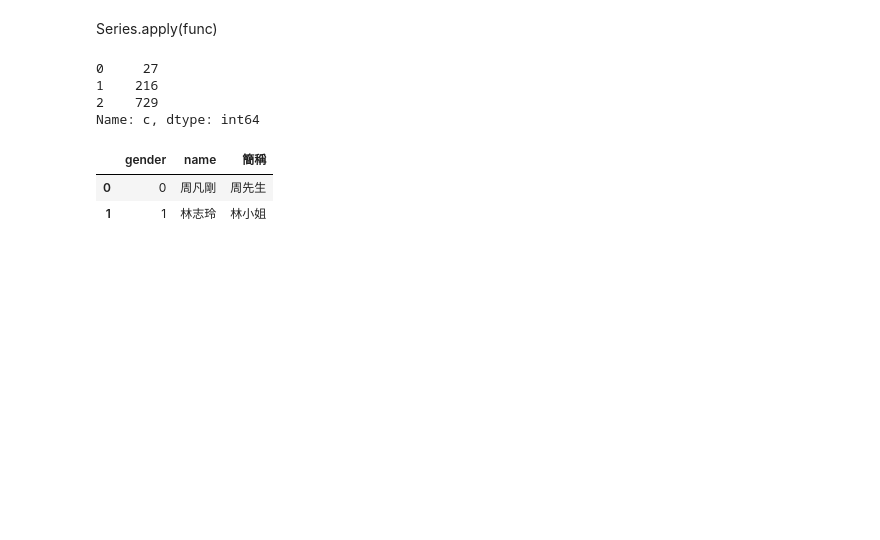
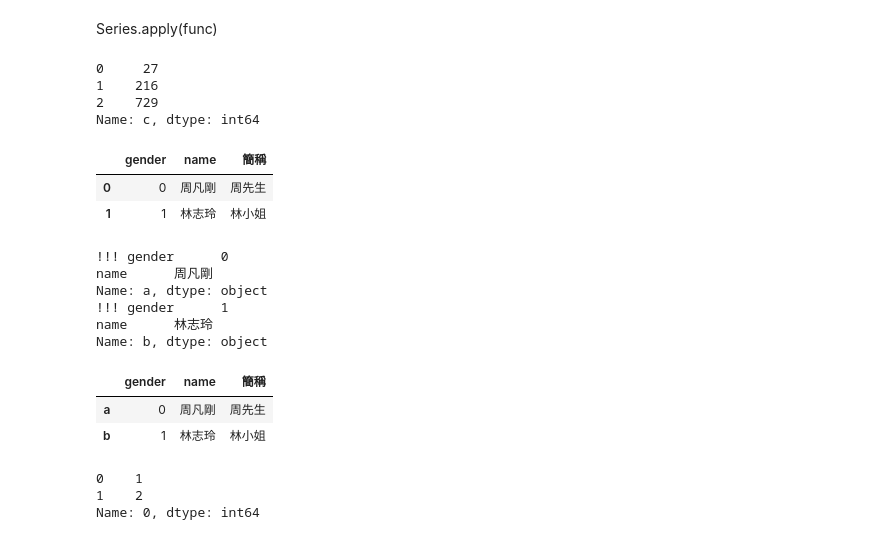
Before and after one commit to Elwing-Chou/hp, a Jupyter notebook: 14_pandas.ipynb, the cells around one changed output. Saved outputs shown, nothing was run; the diff lists cells and outputs as text; code cells hidden in the pictures; blank space fills up the shorter version.

```diff
--- a/14_pandas.ipynb
+++ b/14_pandas.ipynb
@@ -57,18 +57,43 @@ d1["c"].apply(func)
 1    216
 2    729
 Name: c, dtype: int64
+# %%
+d
+# %% [output]
+|  | gender | name | 簡稱 |
+| 0 | 0 | 周凡剛 | 周先生 |
+| 1 | 1 | 林志玲 | 林小姐 |
 # %%
 d = pd.DataFrame([
     [0, "周凡剛"],
     [1, "林志玲"]
-], columns=["gender", "name"])
+], columns=["gender", "name"], index=["a", "b"])
 def func(series):
+    print("!!!", series)
     ans = series["name"][0]
     postfix = ["先生", "小姐"]
     return ans + postfix[series["gender"]]
 d["簡稱"] = d.apply(func, axis=1)
 d
 # %% [output]
+!!! gender      0
+name      周凡剛
+Name: a, dtype: object
+!!! gender      1
+name      林志玲
+Name: b, dtype: object
 |  | gender | name | 簡稱 |
-| 0 | 0 | 周凡剛 | 周先生 |
-| 1 | 1 | 林志玲 | 林小姐 |
+| a | 0 | 周凡剛 | 周先生 |
+| b | 1 | 林志玲 | 林小姐 |
+# %%
+d = pd.DataFrame([
+    [1, 2],
+    [3, 4],
+    [5, 6]
+], index=[0, 0, 1])
+# loc(列標籤) iloc(看實際第幾列)
+d.iloc[0]
+# %% [output]
+0    1
+1    2
+Name: 0, dtype: int64
```
